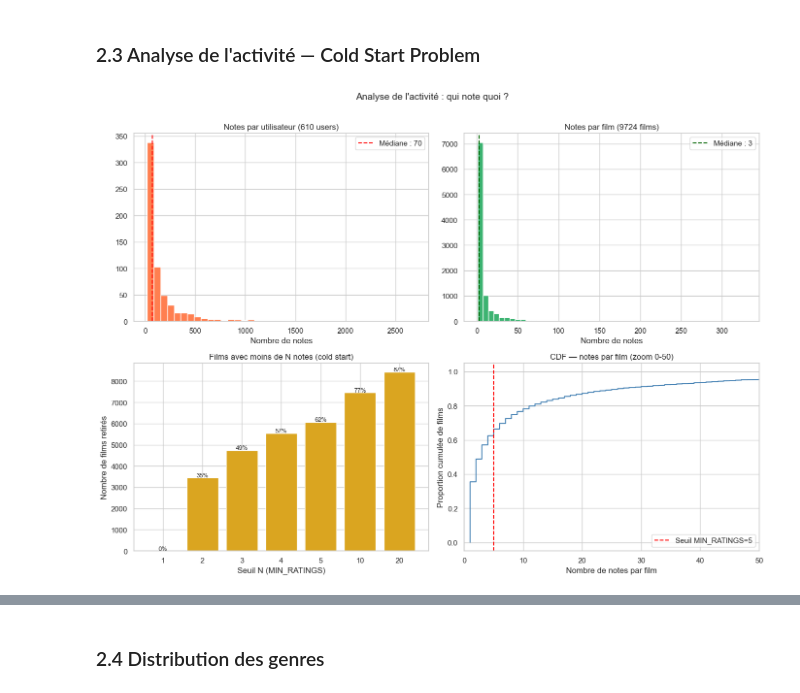
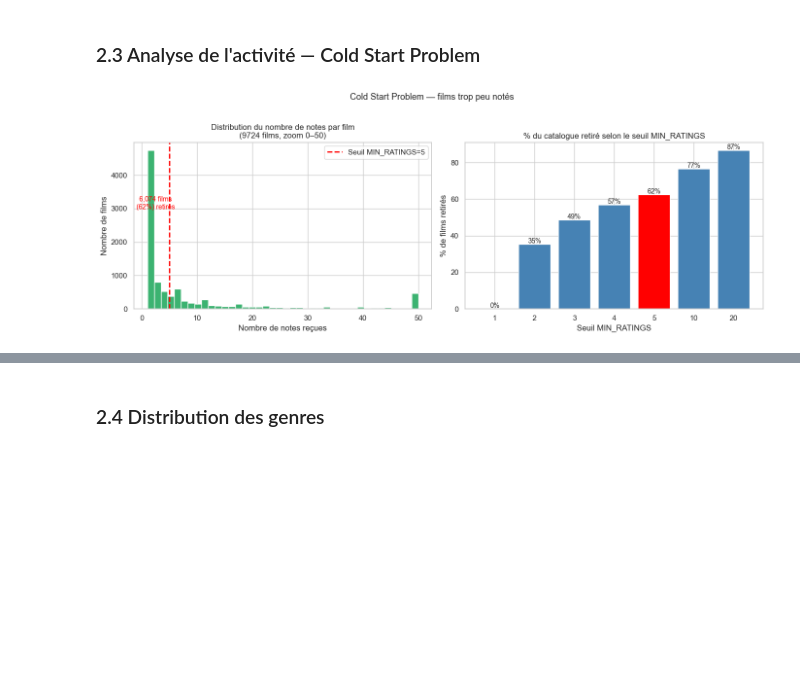
Before and after one commit to MoussaTorch/recommendation-film, a Jupyter notebook: notebooks/01-eda.ipynb, the cells around one changed output, grey strips where cells are left out. Drawn from its saved outputs; the diff is of its cells as text; code cells hidden in the pictures; blank space fills up the shorter version.

```diff
--- a/notebooks/01-eda.ipynb
+++ b/notebooks/01-eda.ipynb
@@ -179,54 +222,47 @@ Name: rating, dtype: float64
 # %%
 user_counts_raw = ratings_raw.groupby('userid').size()
 item_counts_raw = ratings_raw.groupby('movieid').size()
 
-fig, axes = plt.subplots(2, 2, figsize=(14, 10))
+fig, axes = plt.subplots(1, 2, figsize=(14, 5))
 
-# Distribution notes par user
-axes[0, 0].hist(user_counts_raw, bins=40, color='coral', edgecolor='white')
-axes[0, 0].set_title(f'Notes par utilisateur ({len(user_counts_raw)} users)')
-axes[0, 0].set_xlabel('Nombre de notes')
-axes[0, 0].axvline(user_counts_raw.median(), color='red', linestyle='--',
-                   label=f'Médiane : {user_counts_raw.median():.0f}')
-axes[0, 0].legend()
+# Gauche : histogram notes par film (long tail visible)
+axes[0].hist(item_counts_raw.clip(upper=50), bins=40,
+             color='mediumseagreen', edgecolor='white')
+axes[0].axvline(5, color='red', linestyle='--', linewidth=2,
+                label=f'Seuil MIN_RATINGS=5')
+axes[0].set_title(f'Distribution du nombre de notes par film\n({len(item_counts_raw)} films, zoom 0–50)')
+axes[0].set_xlabel('Nombre de notes reçues')
+axes[0].set_ylabel('Nombre de films')
+axes[0].legend()
+# annotation zone retirée
+n_below5 = (item_counts_raw < 5).sum()
+pct5 = n_below5 / len(item_counts_raw) * 100
+axes[0].annotate(
+    f'{n_below5:,} films\n({pct5:.0f}%) retirés',
+    xy=(2.5, axes[0].get_ylim()[1] * 0.6 if axes[0].get_ylim()[1] > 0 else 500),
+    color='red', ha='center', fontsize=10,
+)
 
-# Distribution notes par film
-axes[0, 1].hist(item_counts_raw, bins=50, color='mediumseagreen', edgecolor='white')
-axes[0, 1].set_title(f'Notes par film ({len(item_counts_raw)} films)')
-axes[0, 1].set_xlabel('Nombre de notes')
-axes[0, 1].axvline(item_counts_raw.median(), color='darkgreen', linestyle='--',
-                   label=f'Médiane : {item_counts_raw.median():.0f}')
-axes[0, 1].legend()
+# Droite : % de films retirés selon le seuil choisi
+thresholds = [1, 2, 3, 4, 5, 10, 20]
+pct_below = [(item_counts_raw < t).sum() / len(item_counts_raw) * 100 for t in thresholds]
+bar_colors = ['steelblue' if t != 5 else 'red' for t in thresholds]
+axes[1].bar([str(t) for t in thresholds], pct_below,
+            color=bar_colors, edgecolor='white')
+axes[1].set_title('% du catalogue retiré selon le seuil MIN_RATINGS')
+axes[1].set_xlabel('Seuil MIN_RATINGS')
+axes[1].set_ylabel('% de films retirés')
+for i, p in enumerate(pct_below):
+    axes[1].text(i, p + 0.5, f'{p:.0f}%', ha='center', fontsize=10)
 
-# Films selon le seuil
-thresholds = [1, 2, 3, 4, 5, 10, 20]
-n_below = [(item_counts_raw < t).sum() for t in thresholds]
-pct_below = [n / len(item_counts_raw) * 100 for n in n_below]
-axes[1, 0].bar([str(t) for t in thresholds], n_below, color='goldenrod', edgecolor='white')
-axes[1, 0].set_title('Films avec moins de N notes (cold start)')
-axes[1, 0].set_xlabel('Seuil N (MIN_RATINGS)')
-axes[1, 0].set_ylabel('Nombre de films retirés')
-for i, (n, p) in enumerate(zip(n_below, pct_below)):
-    axes[1, 0].text(i, n + 30, f'{p:.0f}%', ha='center', fontsize=9)
-
-# CDF des films
-sorted_counts = item_counts_raw.sort_values()
-cdf = np.arange(1, len(sorted_counts) + 1) / len(sorted_counts)
-axes[1, 1].plot(sorted_counts.values, cdf, color='steelblue')
-axes[1, 1].axvline(5, color='red', linestyle='--', label='Seuil MIN_RATINGS=5')
-axes[1, 1].set_xlabel('Nombre de notes par film')
-axes[1, 1].set_ylabel('Proportion cumulée de films')
-axes[1, 1].set_title('CDF — notes par film (zoom 0-50)')
-axes[1, 1].set_xlim(0, 50)
-axes[1, 1].legend()
-
-plt.suptitle("Analyse de l'activité : qui note quoi ?", y=1.01, fontsize=14)
+plt.suptitle("Cold Start Problem — films trop peu notés", fontsize=13, y=1.02)
 plt.tight_layout()
 plt.savefig(PROJECT_DIR / 'reports' / 'cold_start_analysis.png', dpi=150, bbox_inches='tight')
 plt.show()
 
-print(f"Users avec < 5 notes : {(user_counts_raw < 5).sum()}")
-print(f"Films avec 1 note    : {(item_counts_raw == 1).sum()} ({(item_counts_raw == 1).sum()/len(item_counts_raw)*100:.1f}% du catalogue)")
-print(f"Films avec < 5 notes : {(item_counts_raw < 5).sum()} ({(item_counts_raw < 5).sum()/len(item_counts_raw)*100:.1f}% du catalogue)")
+print(f"Users avec < 5 notes : {(user_counts_raw < 5).sum()}  (tous les users sont actifs)")
+print(f"Films avec 1 note    : {(item_counts_raw == 1).sum():,} "
+      f"({(item_counts_raw == 1).sum()/len(item_counts_raw)*100:.1f}%)")
+print(f"Films avec < 5 notes : {n_below5:,} ({pct5:.1f}%)")
 # %% [output]
-[figure, old version]
+[figure, new version]
```
Also changed, not shown: parts of 10 cells of this notebook.
